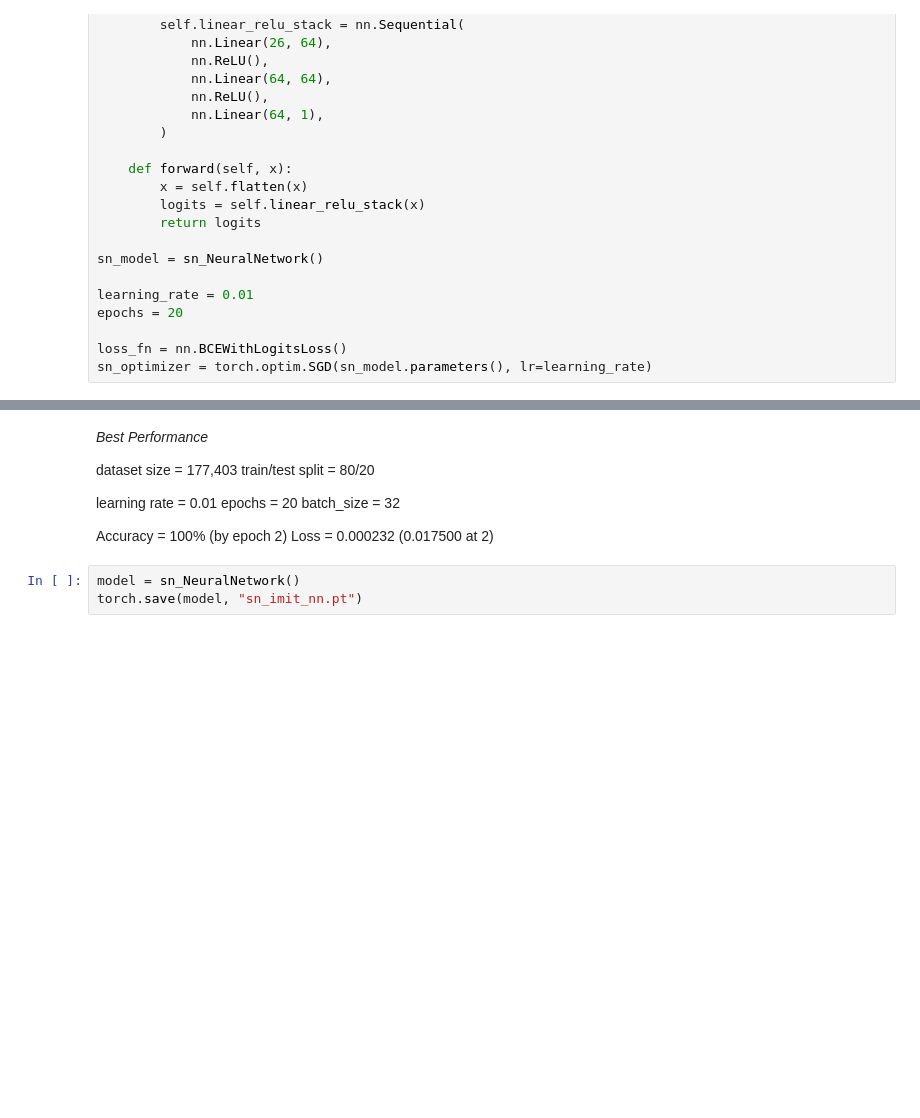
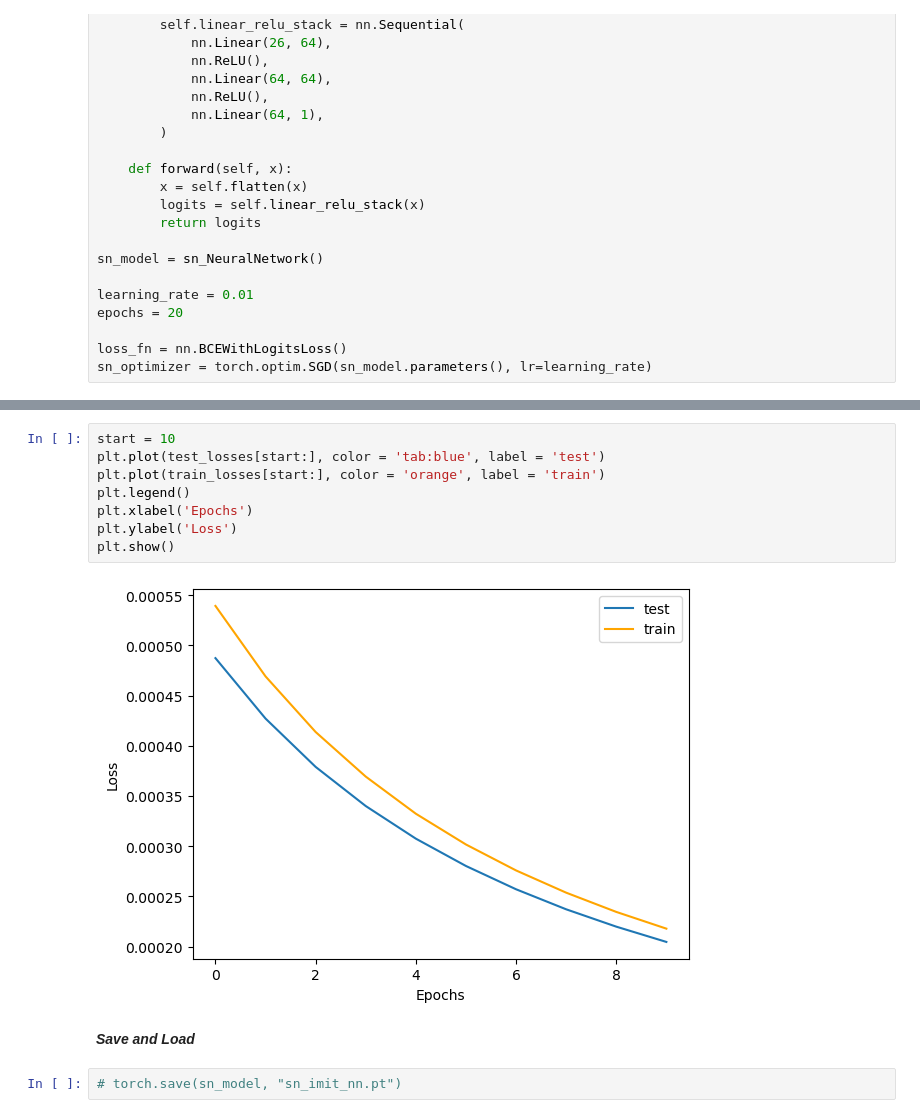
Before and after one commit to Bobsn713/blackjack, a Jupyter notebook: Imitation/sn_ntbk.ipynb, the cells around one changed output, grey strips where cells are left out. Drawn from its saved outputs; the diff is of its cells as text; blank space fills up the shorter version.

```diff
--- a/Imitation/sn_ntbk.ipynb
+++ b/Imitation/sn_ntbk.ipynb
@@ -195,15 +201,14 @@ plt.show()
-# %% [markdown]
-*Best Performance*
-
-dataset size = 177,403
-train/test split = 80/20
-
-learning rate = 0.01
-epochs = 20
-batch_size = 32
-
-Accuracy = 100% (by epoch 2)
-Loss = 0.000232 (0.017500 at 2)
+# %%
+start = 10
+plt.plot(test_losses[start:], color = 'tab:blue', label = 'test')
+plt.plot(train_losses[start:], color = 'orange', label = 'train')
+plt.legend()
+plt.xlabel('Epochs')
+plt.ylabel('Loss')
+plt.show()
+# %% [output]
+[figure, added]
+# %% [markdown]
+***Save and Load***
 # %%
-model = sn_NeuralNetwork()
-torch.save(model, "sn_imit_nn.pt")
+# torch.save(sn_model, "sn_imit_nn.pt")
```
Also changed, not shown: parts of 4 cells of this notebook, 8 other files.
